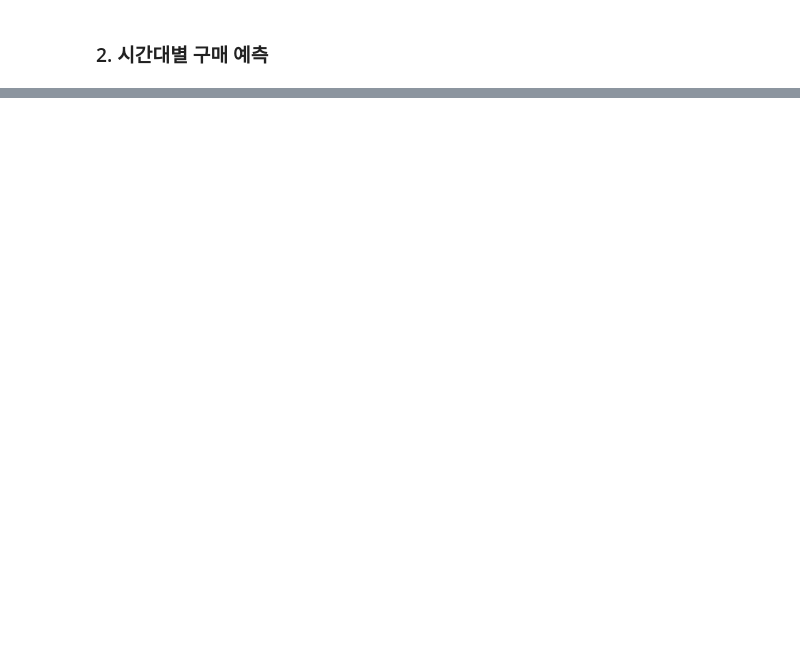
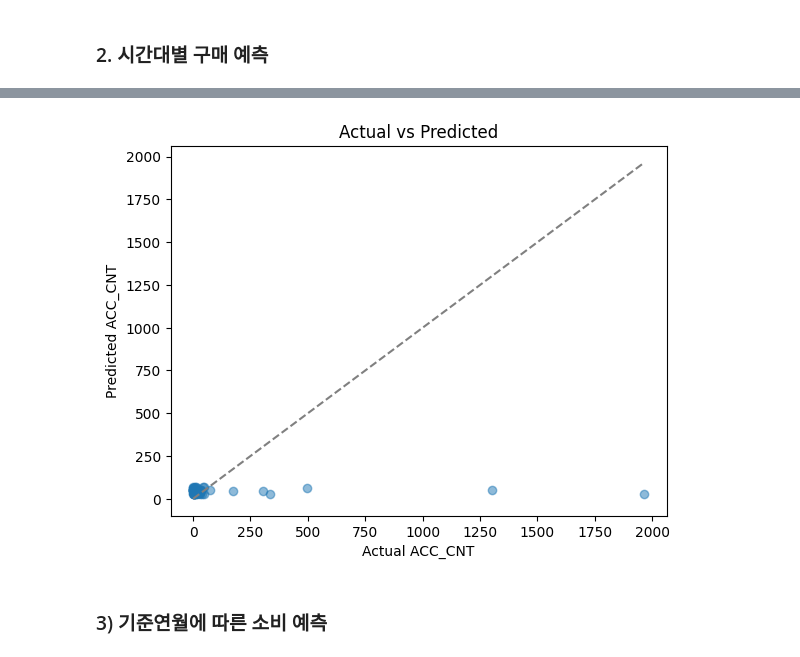
Before and after one commit to HyeonjiKim-edu/AWSproject, a Jupyter notebook: 20241218_개인프로젝트.ipynb, the cells around one changed output, grey strips where cells are left out. Cells and saved outputs as stored; diff of their text form; code cells hidden in the pictures; blank space fills up the shorter version.

```diff
--- a/20241218_개인프로젝트.ipynb
+++ b/20241218_개인프로젝트.ipynb
@@ -445,0 +509,14 @@ R-Squared (R²): -0.0019150173147115535
+# %%
+pd_df = predictions.select("ACC_CNT", "prediction").toPandas()
+
+# 예측값 vs 실제값
+plt.scatter(pd_df["ACC_CNT"], pd_df["prediction"], alpha=0.5)
+plt.plot([0, max(pd_df["ACC_CNT"])], [0, max(pd_df["ACC_CNT"])], color='grey', linestyle='--')
+plt.xlabel("Actual ACC_CNT")
+plt.ylabel("Predicted ACC_CNT")
+plt.title("Actual vs Predicted")
+plt.show()
+# %% [output]
+[figure, added]
+# %% [markdown]
+### 3) 기준연월에 따른 소비 예측
```
Also changed, not shown: parts of 39 cells of this notebook.
